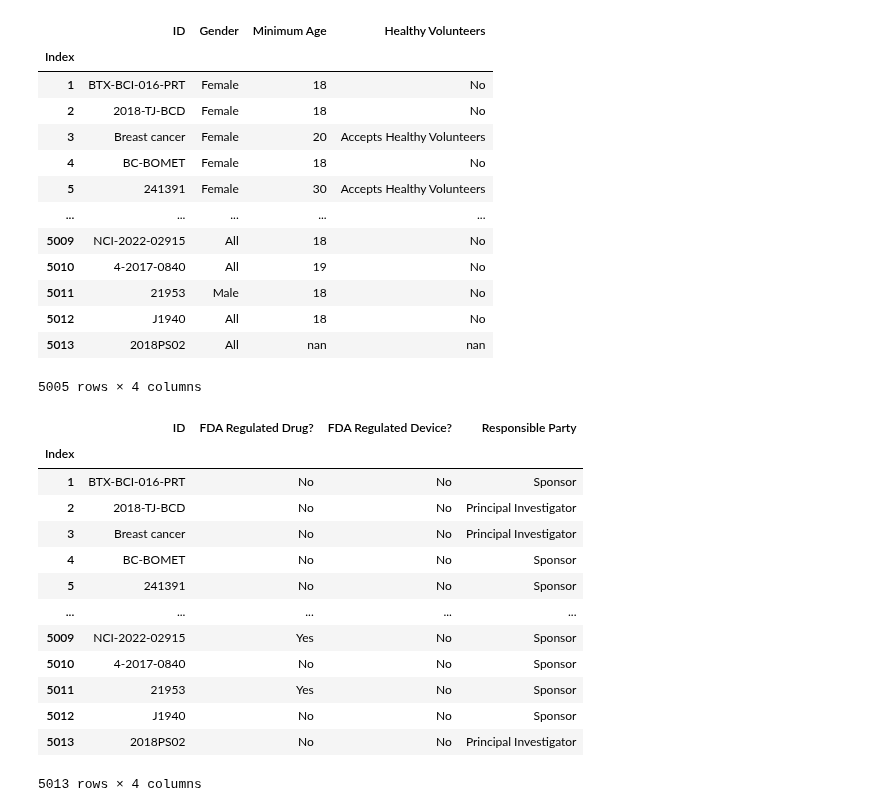
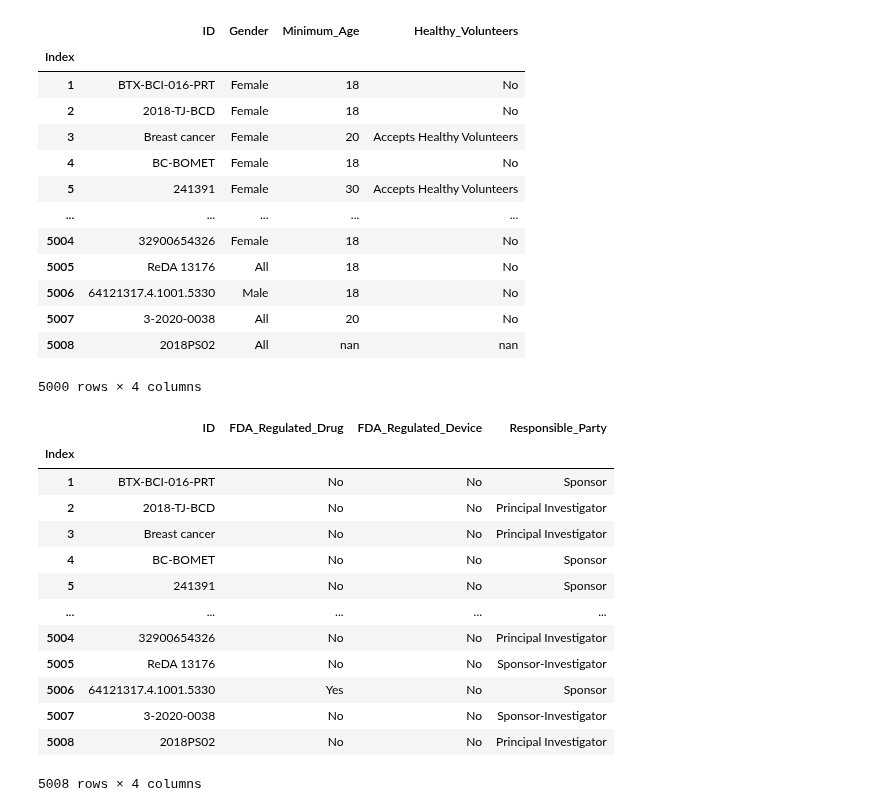
Before and after one commit to AnneLonero/Clinical_Trials_Research_Project, a Jupyter notebook: ETL Official.ipynb, the cells around one changed output. Cells and saved outputs as stored; diff of their text form; code cells hidden in the pictures.

```diff
--- a/ETL Official.ipynb
+++ b/ETL Official.ipynb
@@ -123,13 +123,13 @@ clean_data(participant_df, table_b_cols)
 clean_data_years(participant_df, table_b_cols)
 # %%
 # Renaming the columns for table B and getting rid of rows
-participant_df.columns = ['ID', 'Gender', 'Minimum Age', 'Healthy Volunteers']
+participant_df.columns = ['ID', 'Gender', 'Minimum_Age', 'Healthy_Volunteers']
 participant_df.index.names = ['Index']
-participant_df = participant_df[participant_df['Minimum Age'].str.contains('Months') == False]
+participant_df = participant_df[participant_df['Minimum_Age'].str.contains('Months') == False]
 participant_df.drop_duplicates(subset=['ID'], keep='first')
 participant_df
 # %% [output]
-|  | ID | Gender | Minimum Age | Healthy Volunteers |
+|  | ID | Gender | Minimum_Age | Healthy_Volunteers |
 | Index |  |  |  |  |
 | 1 | BTX-BCI-016-PRT | Female | 18 | No |
 | 2 | 2018-TJ-BCD | Female | 18 | No |
@@ -137,12 +137,12 @@ participant_df
 | 4 | BC-BOMET | Female | 18 | No |
 | 5 | 241391 | Female | 30 | Accepts Healthy Volunteers |
 | ... | ... | ... | ... | ... |
-| 5009 | NCI-2022-02915 | All | 18 | No |
-| 5010 | 4-2017-0840 | All | 19 | No |
-| 5011 | 21953 | Male | 18 | No |
-| 5012 | J1940 | All | 18 | No |
-| 5013 | 2018PS02 | All | nan | nan |
+| 5004 | 32900654326 | Female | 18 | No |
+| 5005 | ReDA 13176 | All | 18 | No |
+| 5006 | 64121317.4.1001.5330 | Male | 18 | No |
+| 5007 | 3-2020-0038 | All | 20 | No |
+| 5008 | 2018PS02 | All | nan | nan |
-5005 rows × 4 columns
+5000 rows × 4 columns
 # %%
 # List of fields for table C
 table_c_cols = ['OrgStudyId',
@@ -158,12 +158,12 @@ study_details_df.set_index('Rank', inplace=True)
 clean_data(study_details_df, table_c_cols)
 # %%
 # Renaming the columns for table C and removing duplicates
-study_details_df.columns = ['ID', 'FDA Regulated Drug?', 'FDA Regulated Device?', 'Responsible Party']
+study_details_df.columns = ['ID', 'FDA_Regulated_Drug', 'FDA_Regulated_Device', 'Responsible_Party']
 study_details_df.index.names = ['Index']
 study_details_df.drop_duplicates(subset=['ID'], keep='first')
 study_details_df
 # %% [output]
-|  | ID | FDA Regulated Drug? | FDA Regulated Device? | Responsible Party |
+|  | ID | FDA_Regulated_Drug | FDA_Regulated_Device | Responsible_Party |
 | Index |  |  |  |  |
 | 1 | BTX-BCI-016-PRT | No | No | Sponsor |
 | 2 | 2018-TJ-BCD | No | No | Principal Investigator |
@@ -171,12 +171,12 @@ study_details_df
 | 4 | BC-BOMET | No | No | Sponsor |
 | 5 | 241391 | No | No | Sponsor |
 | ... | ... | ... | ... | ... |
-| 5009 | NCI-2022-02915 | Yes | No | Sponsor |
-| 5010 | 4-2017-0840 | No | No | Sponsor |
-| 5011 | 21953 | Yes | No | Sponsor |
-| 5012 | J1940 | No | No | Sponsor |
-| 5013 | 2018PS02 | No | No | Principal Investigator |
+| 5004 | 32900654326 | No | No | Principal Investigator |
+| 5005 | ReDA 13176 | No | No | Sponsor-Investigator |
+| 5006 | 64121317.4.1001.5330 | Yes | No | Sponsor |
+| 5007 | 3-2020-0038 | No | No | Sponsor-Investigator |
+| 5008 | 2018PS02 | No | No | Principal Investigator |
-5013 rows × 4 columns
+5008 rows × 4 columns
 # %%
 # List of fields for table d
 table_d_cols = ['OrgStudyId',
```
Also changed, not shown: parts of 4 cells of this notebook, 6 other files.
